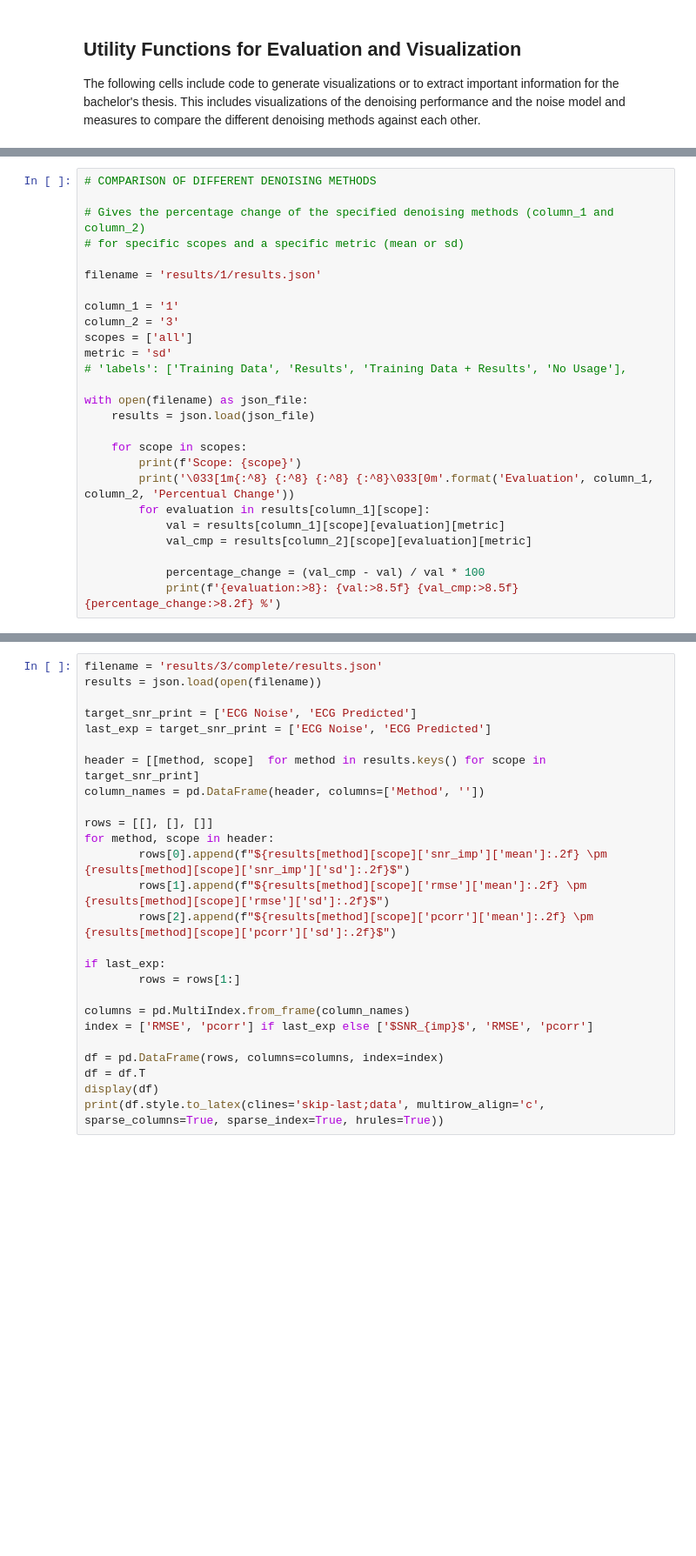
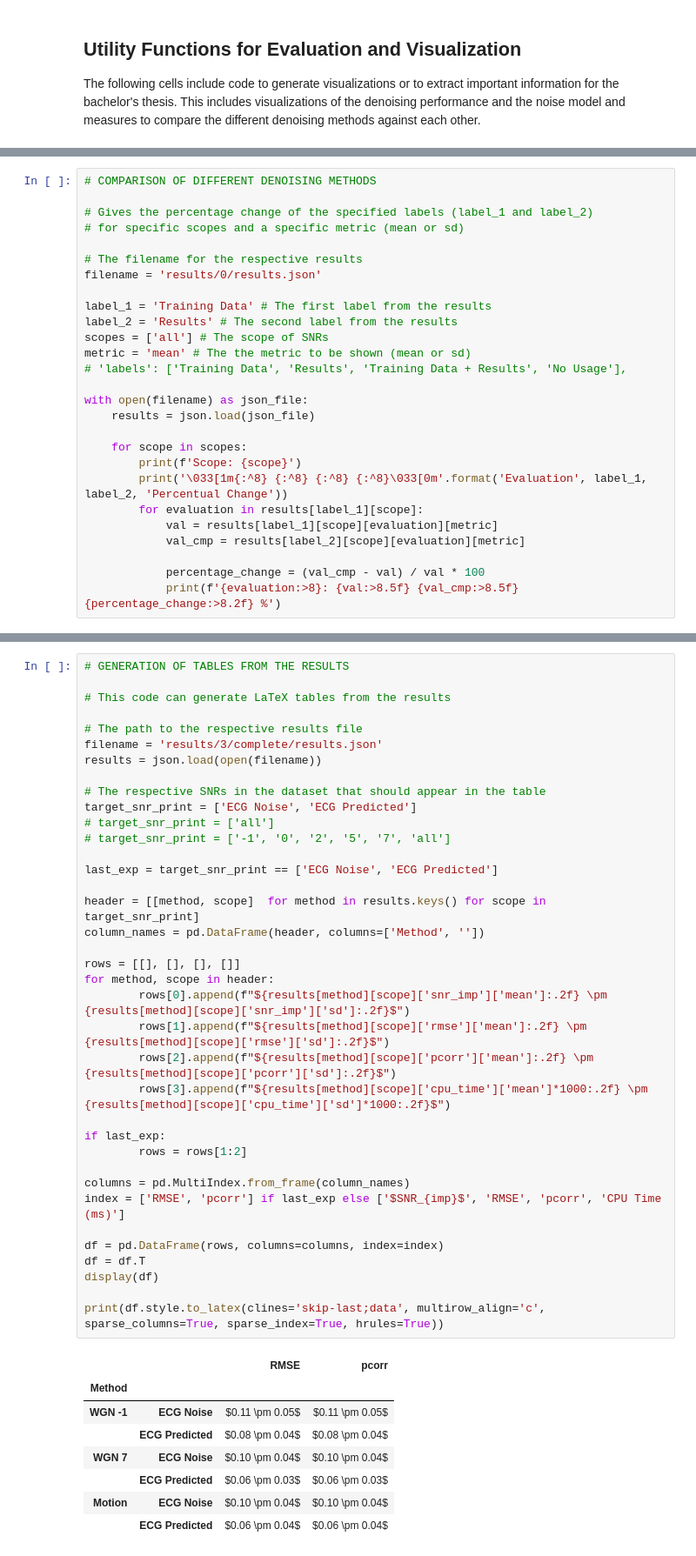
Before and after one commit to jonasburian/Bachelor-Thesis-Project, a Jupyter notebook: project.ipynb, the cells around one changed output, grey strips where cells are left out. Shown at 87% size. Drawn from its saved outputs; the diff is of its cells as text; blank space fills up the shorter version.

```diff
--- a/project.ipynb
+++ b/project.ipynb
@@ -1436,15 +1469,16 @@ Clean/BP: 0.8780607704520315
 # %%
 # COMPARISON OF DIFFERENT DENOISING METHODS
 
-# Gives the percentage change of the specified denoising methods (column_1 and column_2)
+# Gives the percentage change of the specified labels (label_1 and label_2)
 # for specific scopes and a specific metric (mean or sd)
 
-filename = 'results/1/results.json'
+# The filename for the respective results
+filename = 'results/0/results.json'
 
-column_1 = '1'
-column_2 = '3'
-scopes = ['all']
-metric = 'sd'
+label_1 = 'Training Data' # The first label from the results
+label_2 = 'Results' # The second label from the results
+scopes = ['all'] # The scope of SNRs
+metric = 'mean' # The the metric to be shown (mean or sd)
 # 'labels': ['Training Data', 'Results', 'Training Data + Results', 'No Usage'],
 
 with open(filename) as json_file:
@@ -1452,10 +1486,10 @@ with open(filename) as json_file:
 
     for scope in scopes:
         print(f'Scope: {scope}')
-        print('\033[1m{:^8} {:^8} {:^8} {:^8}\033[0m'.format('Evaluation', column_1, column_2, 'Percentual Change'))
-        for evaluation in results[column_1][scope]:
-            val = results[column_1][scope][evaluation][metric]
-            val_cmp = results[column_2][scope][evaluation][metric]
+        print('\033[1m{:^8} {:^8} {:^8} {:^8}\033[0m'.format('Evaluation', label_1, label_2, 'Percentual Change'))
+        for evaluation in results[label_1][scope]:
+            val = results[label_1][scope][evaluation][metric]
+            val_cmp = results[label_2][scope][evaluation][metric]
 
             percentage_change = (val_cmp - val) / val * 100
             print(f'{evaluation:>8}: {val:>8.5f} {val_cmp:>8.5f} {percentage_change:>8.2f} %')
@@ -1474,27 +1508,46 @@ cpu_time:  0.00596  0.00599     0.47 %
 # %%
+# GENERATION OF TABLES FROM THE RESULTS
+
+# This code can generate LaTeX tables from the results
+
+# The path to the respective results file
 filename = 'results/3/complete/results.json'
 results = json.load(open(filename))
 
+# The respective SNRs in the dataset that should appear in the table
 target_snr_print = ['ECG Noise', 'ECG Predicted']
-last_exp = target_snr_print = ['ECG Noise', 'ECG Predicted']
+# target_snr_print = ['all']
+# target_snr_print = ['-1', '0', '2', '5', '7', 'all']
+
+last_exp = target_snr_print == ['ECG Noise', 'ECG Predicted']
 
 header = [[method, scope]  for method in results.keys() for scope in target_snr_print]
 column_names = pd.DataFrame(header, columns=['Method', ''])
 
-rows = [[], [], []]
+rows = [[], [], [], []]
 for method, scope in header:
         rows[0].append(f"${results[method][scope]['snr_imp']['mean']:.2f} \pm {results[method][scope]['snr_imp']['sd']:.2f}$")
         rows[1].append(f"${results[method][scope]['rmse']['mean']:.2f} \pm {results[method][scope]['rmse']['sd']:.2f}$")
         rows[2].append(f"${results[method][scope]['pcorr']['mean']:.2f} \pm {results[method][scope]['pcorr']['sd']:.2f}$")
+        rows[3].append(f"${results[method][scope]['cpu_time']['mean']*1000:.2f} \pm {results[method][scope]['cpu_time']['sd']*1000:.2f}$")
 
 if last_exp:
-        rows = rows[1:]
+        rows = rows[1:2]
 
 columns = pd.MultiIndex.from_frame(column_names)
-index = ['RMSE', 'pcorr'] if last_exp else ['$SNR_{imp}$', 'RMSE', 'pcorr']
+index = ['RMSE', 'pcorr'] if last_exp else ['$SNR_{imp}$', 'RMSE', 'pcorr', 'CPU Time (ms)']
 
 df = pd.DataFrame(rows, columns=columns, index=index)
 df = df.T
 display(df)
+
 print(df.style.to_latex(clines='skip-last;data', multirow_align='c', sparse_columns=True, sparse_index=True, hrules=True))
 # %% [output]
+|  |  | RMSE | pcorr |
+| Method |  |  |  |
+| WGN -1 | ECG Noise | $0.11 \pm 0.05$ | $0.11 \pm 0.05$ |
+|  | ECG Predicted | $0.08 \pm 0.04$ | $0.08 \pm 0.04$ |
+| WGN 7 | ECG Noise | $0.10 \pm 0.04$ | $0.10 \pm 0.04$ |
+|  | ECG Predicted | $0.06 \pm 0.03$ | $0.06 \pm 0.03$ |
+| Motion | ECG Noise | $0.10 \pm 0.04$ | $0.10 \pm 0.04$ |
+|  | ECG Predicted | $0.06 \pm 0.04$ | $0.06 \pm 0.04$ |
```
Also changed, not shown: parts of 29 cells of this notebook, 2 other files.
